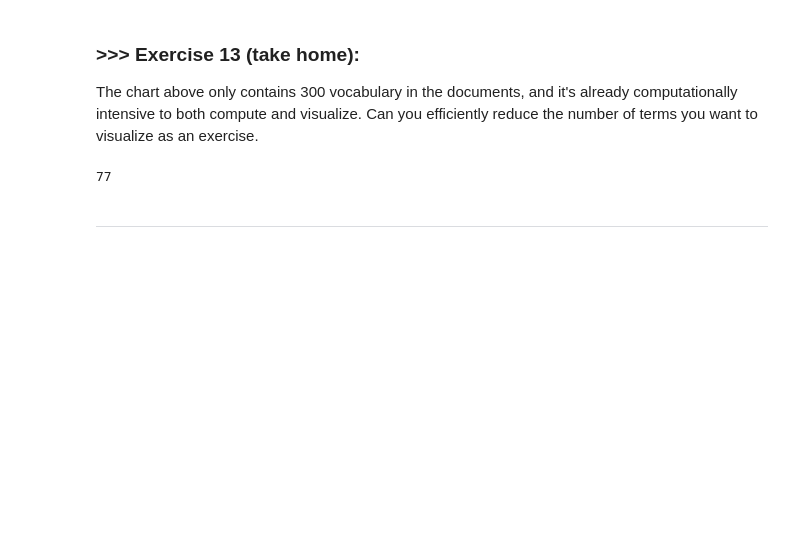
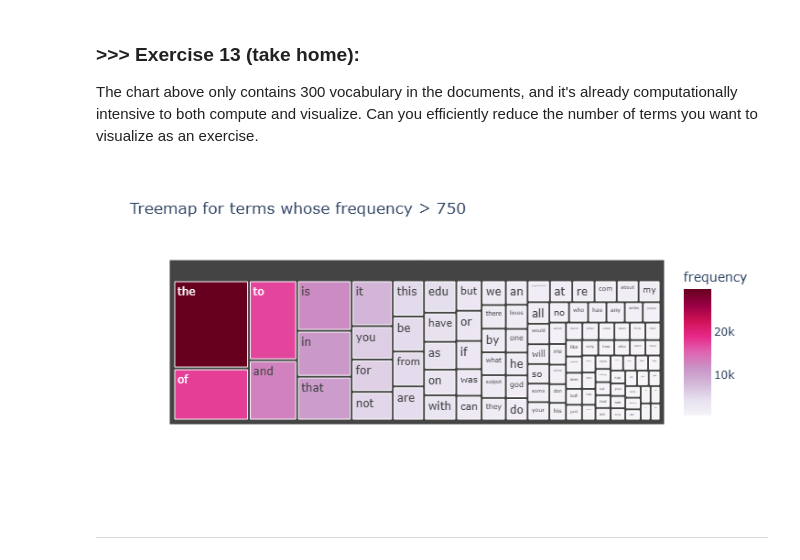
Before and after one commit to MigzAvila/DM2025-Lab1-Exercise, a Jupyter notebook: DM2025-Lab1-Master.ipynb, the cells around one changed output. Drawn from its saved outputs; the diff is of its cells as text; code cells hidden in the pictures; blank space fills up the shorter version.

```diff
--- a/DM2025-Lab1-Master.ipynb
+++ b/DM2025-Lab1-Master.ipynb
@@ -1238,31 +1237,29 @@ The chart above only contains 300 vocabulary in the documents, and it's already
 # %%
 # Answer here
 terms = count_vect.get_feature_names_out()
 freqs = term_frequencies
 
-# only keep terms with frequency > 1000 (common terms)
+# only keep terms with frequency > 750 (common terms)
 terms_f = []
 freqs_f = []
 for i in range(len(terms)):
-    if freqs[i] > 1000:
+    if freqs[i] > 750:
         terms_f.append(terms[i])
         freqs_f.append(freqs[i])
-
 
 # Build DataFrame for Plotly
 df_terms = pd.DataFrame({
     "term": terms_f,
     "frequency": freqs_f
 })
-print(len(terms_f))
 
 # Treemap plot
 fig = px.treemap(df_terms, path=["term"], values="frequency",
                  title="Treemap for terms whose frequency > 750",
                  color="frequency", color_continuous_scale="PuRd")
 fig.show()
 # %% [output]
-77
+[figure, added]
 # %% [markdown]
 ---
 # %% [markdown]
```
Also changed, not shown: parts of 5 cells of this notebook.
